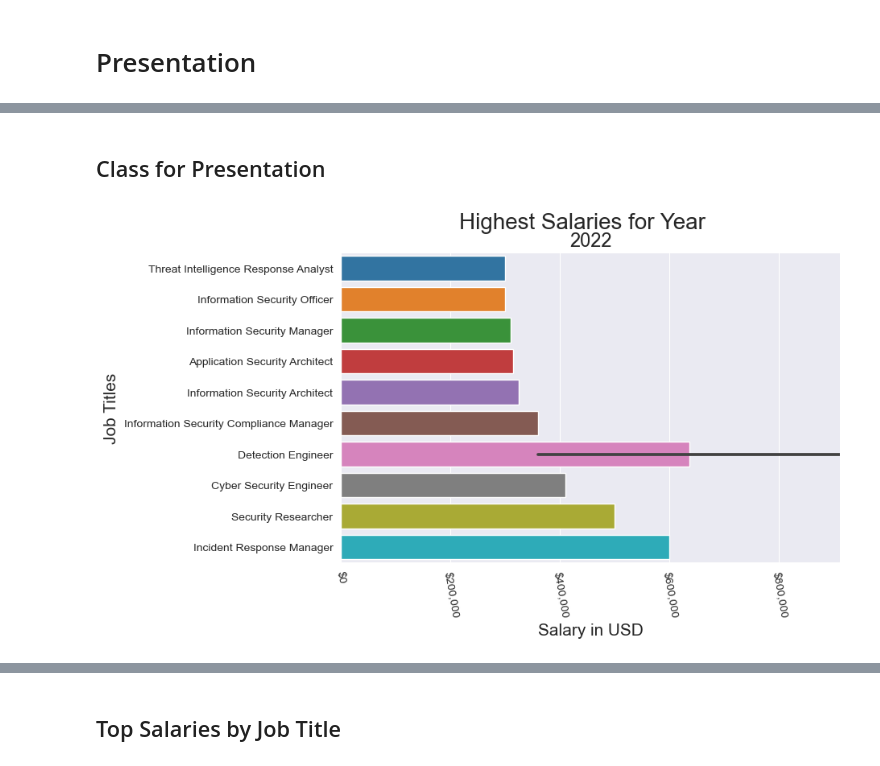
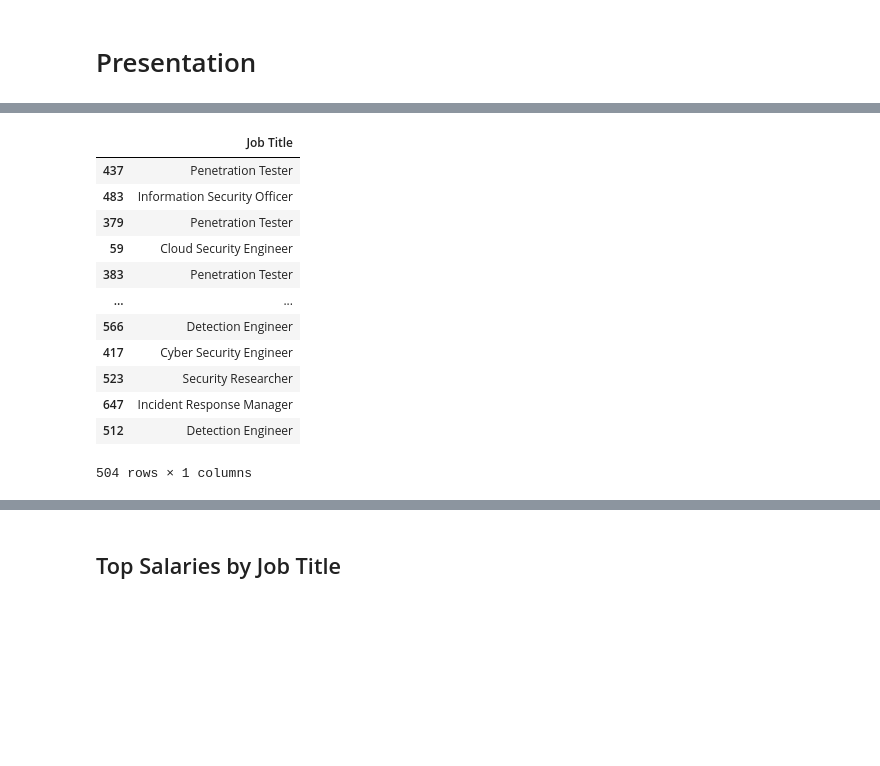
Before and after one commit to SantosAbimaelRomero/Cyber-Security-Salaries, a Jupyter notebook: Cyber Security Salary Presentation.ipynb, the cells around one changed output, grey strips where cells are left out. Cells and saved outputs as stored; diff of their text form; code cells hidden in the pictures; blank space fills up the shorter version.

```diff
--- a/Cyber Security Salary Presentation.ipynb
+++ b/Cyber Security Salary Presentation.ipynb
@@ -292,2 +287,11 @@ df1.rename(columns={"work_year": "Work Year", "experience"})
+# %%
+# I will Rename the Column Names for Presentation Purposes
+df1 = df.copy()
+
+df1 = df1.rename(columns={"work_year":"Work Year", "experience_level":"Experience Level",
+"employment_type":"Employment Type", "job_title":"Job Title", "salary":"Salary",
+"salary_currency":"Salary Currency", "salary_in_usd":"Salary In USD",
+"employee_residence":"Employee Residence", "remote_ratio":"Remote Ratio",
+"company_location":"Company Location", "company_size":"Company Size"})
 # %%
 # I will create 3 dataframes for each unique year that the data was collected.
@@ -326,2 +313,0 @@ df_2022
-# %% [markdown]
-## Class for Presentation
@@ -349,5 +314,16 @@ class Salaries:
-# %%
-for_2022 = Salaries(df_2022, 'job_title')
-for_2022.top_10()
-# %% [output]
-[figure, removed]
+# %%
+df_2022[['Job Title']]
+# %% [output]
+|  | Job Title |
+| 437 | Penetration Tester |
+| 483 | Information Security Officer |
+| 379 | Penetration Tester |
+| 59 | Cloud Security Engineer |
+| 383 | Penetration Tester |
+| ... | ... |
+| 566 | Detection Engineer |
+| 417 | Cyber Security Engineer |
+| 523 | Security Researcher |
+| 647 | Incident Response Manager |
+| 512 | Detection Engineer |
+504 rows × 1 columns
```
Also changed, not shown: parts of 32 cells of this notebook.
